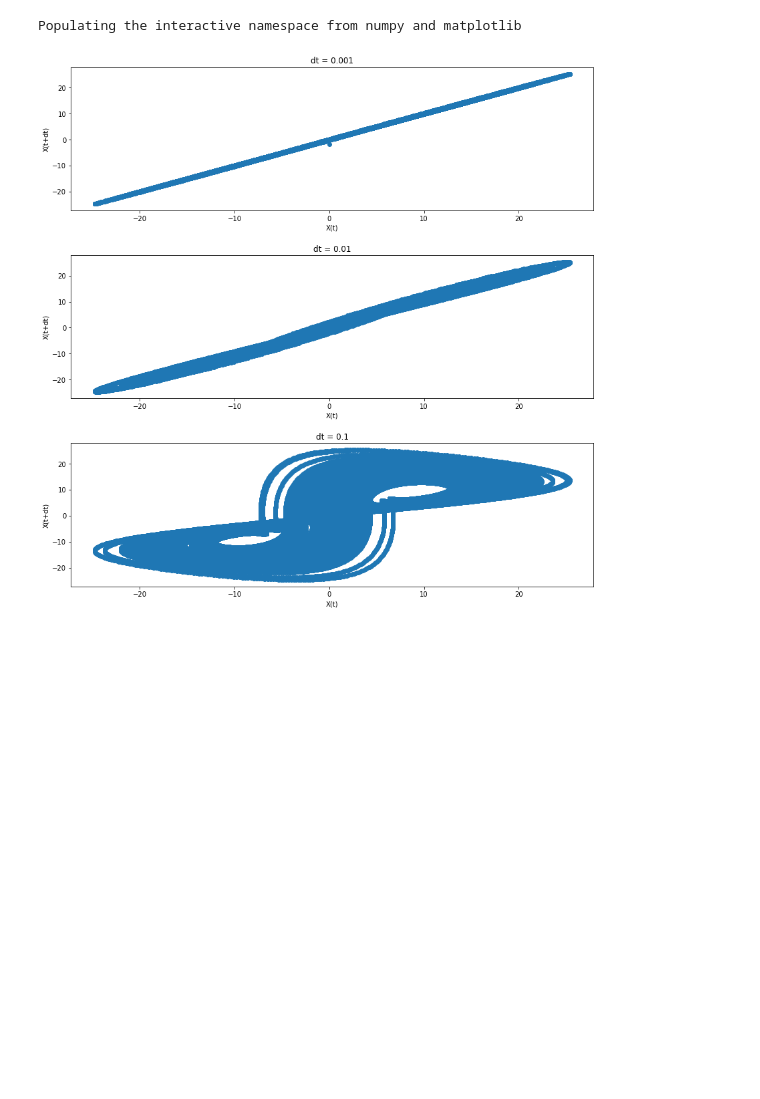
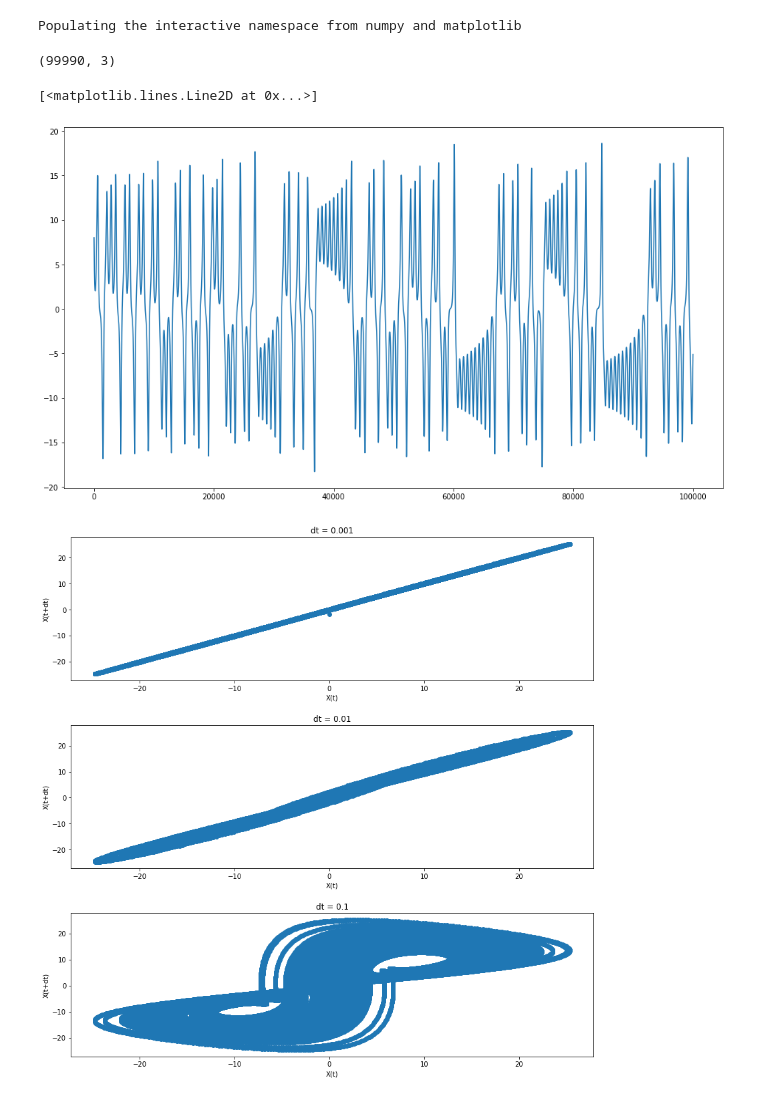
Before and after one commit to gonzaq94/GAN-chaotic-systems, a Jupyter notebook: gan_implementation.ipynb, the cells around one changed output. Saved outputs shown, nothing was run; the diff lists cells and outputs as text; code cells hidden in the pictures; blank space fills up the shorter version.

```diff
--- a/gan_implementation.ipynb
+++ b/gan_implementation.ipynb
@@ -47,6 +47,14 @@ beta = 8/3
 # generate the Lorenz-63 system
 x = odeint(Lorenz_63, x0, arange(0.01,T,dt), args=(sigma, rho, beta))
 time = arange(0.01, T, dt)
+print(x.shape)
+# %% [output]
+(99990, 3)
+# %%
+plt.plot(x[:,0])
+# %% [output]
+[<matplotlib.lines.Line2D at 0x...>]
+[figure, added]
 # %%
 dt_vec = [0.001, 0.01, 0.1]
 
```
Also changed, not shown: parts of 26 cells of this notebook.
